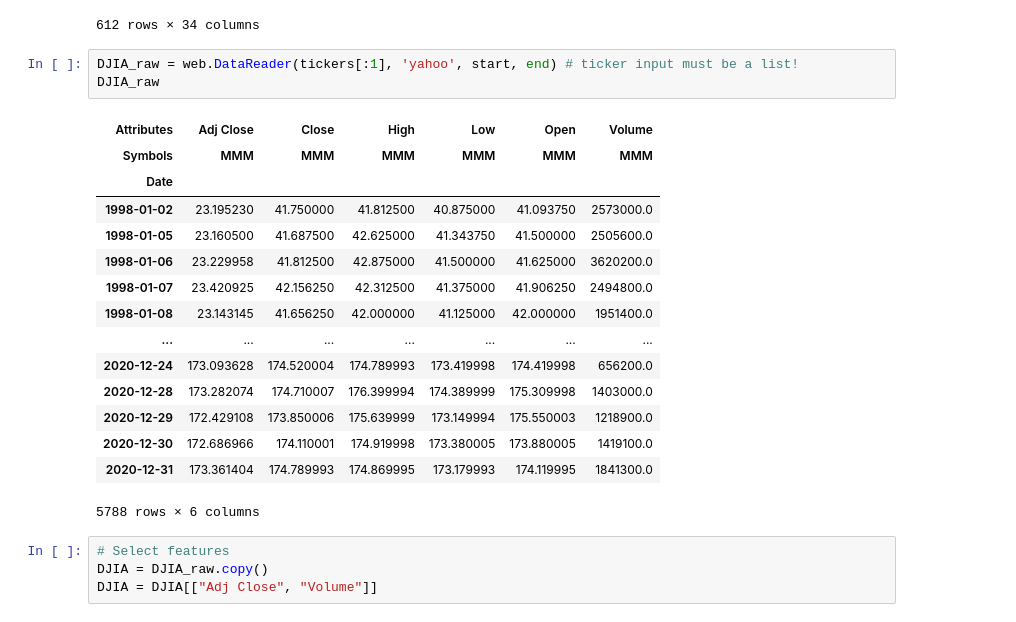
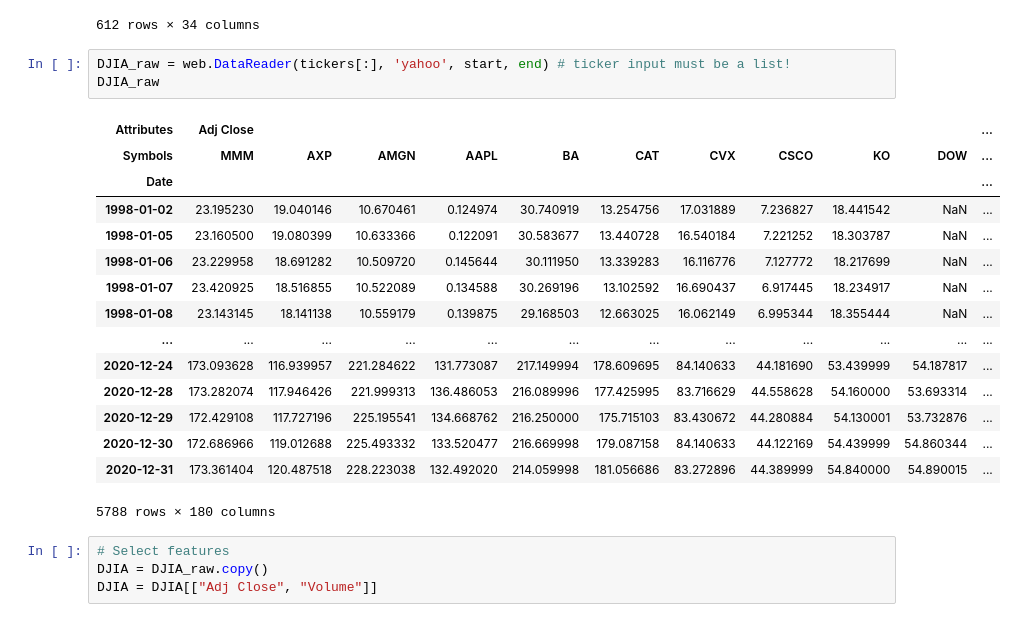
Before and after one commit to tekniktomten/LSTM-for-predicting-returns, a Jupyter notebook: LSTM.ipynb, the cells around one changed output. Drawn from its saved outputs; the diff is of its cells as text.

```diff
--- a/LSTM.ipynb
+++ b/LSTM.ipynb
@@ -138,24 +138,24 @@ COMPUSTAT[COMPUSTAT["TICKER"]=="MMM"]
 | 2020-12-31 | 0.061 | 1.055 | 0.381 | 0.196 | 0.544 | 0.212 | 0.357 | 0.157 | 3.179 | ... |
 612 rows × 34 columns
 # %%
-DJIA_raw = web.DataReader(tickers[:1], 'yahoo', start, end) # ticker input must be a list!
+DJIA_raw = web.DataReader(tickers[:], 'yahoo', start, end) # ticker input must be a list!
 DJIA_raw
 # %% [output]
-| Attributes | Adj Close | Close | High | Low | Open | Volume |
-| Symbols | MMM | MMM | MMM | MMM | MMM | MMM |
-| Date |  |  |  |  |  |  |
-| 1998-01-02 | 23.195230 | 41.750000 | 41.812500 | 40.875000 | 41.093750 | 2573000.0 |
-| 1998-01-05 | 23.160500 | 41.687500 | 42.625000 | 41.343750 | 41.500000 | 2505600.0 |
-| 1998-01-06 | 23.229958 | 41.812500 | 42.875000 | 41.500000 | 41.625000 | 3620200.0 |
-| 1998-01-07 | 23.420925 | 42.156250 | 42.312500 | 41.375000 | 41.906250 | 2494800.0 |
-| 1998-01-08 | 23.143145 | 41.656250 | 42.000000 | 41.125000 | 42.000000 | 1951400.0 |
-| ... | ... | ... | ... | ... | ... | ... |
-| 2020-12-24 | 173.093628 | 174.520004 | 174.789993 | 173.419998 | 174.419998 | 656200.0 |
-| 2020-12-28 | 173.282074 | 174.710007 | 176.399994 | 174.389999 | 175.309998 | 1403000.0 |
-| 2020-12-29 | 172.429108 | 173.850006 | 175.639999 | 173.149994 | 175.550003 | 1218900.0 |
-| 2020-12-30 | 172.686966 | 174.110001 | 174.919998 | 173.380005 | 173.880005 | 1419100.0 |
-| 2020-12-31 | 173.361404 | 174.789993 | 174.869995 | 173.179993 | 174.119995 | 1841300.0 |
+| Attributes | Adj Close |  |  |  |  |  |  |  |  |  | ... |
+| Symbols | MMM | AXP | AMGN | AAPL | BA | CAT | CVX | CSCO | KO | DOW | ... |
+| Date |  |  |  |  |  |  |  |  |  |  | ... |
+| 1998-01-02 | 23.195230 | 19.040146 | 10.670461 | 0.124974 | 30.740919 | 13.254756 | 17.031889 | 7.236827 | 18.441542 | NaN | ... |
+| 1998-01-05 | 23.160500 | 19.080399 | 10.633366 | 0.122091 | 30.583677 | 13.440728 | 16.540184 | 7.221252 | 18.303787 | NaN | ... |
+| 1998-01-06 | 23.229958 | 18.691282 | 10.509720 | 0.145644 | 30.111950 | 13.339283 | 16.116776 | 7.127772 | 18.217699 | NaN | ... |
+| 1998-01-07 | 23.420925 | 18.516855 | 10.522089 | 0.134588 | 30.269196 | 13.102592 | 16.690437 | 6.917445 | 18.234917 | NaN | ... |
+| 1998-01-08 | 23.143145 | 18.141138 | 10.559179 | 0.139875 | 29.168503 | 12.663025 | 16.062149 | 6.995344 | 18.355444 | NaN | ... |
+| ... | ... | ... | ... | ... | ... | ... | ... | ... | ... | ... | ... |
+| 2020-12-24 | 173.093628 | 116.939957 | 221.284622 | 131.773087 | 217.149994 | 178.609695 | 84.140633 | 44.181690 | 53.439999 | 54.187817 | ... |
+| 2020-12-28 | 173.282074 | 117.946426 | 221.999313 | 136.486053 | 216.089996 | 177.425995 | 83.716629 | 44.558628 | 54.160000 | 53.693314 | ... |
+| 2020-12-29 | 172.429108 | 117.727196 | 225.195541 | 134.668762 | 216.250000 | 175.715103 | 83.430672 | 44.280884 | 54.130001 | 53.732876 | ... |
+| 2020-12-30 | 172.686966 | 119.012688 | 225.493332 | 133.520477 | 216.669998 | 179.087158 | 84.140633 | 44.122169 | 54.439999 | 54.860344 | ... |
+| 2020-12-31 | 173.361404 | 120.487518 | 228.223038 | 132.492020 | 214.059998 | 181.056686 | 83.272896 | 44.389999 | 54.840000 | 54.890015 | ... |
-5788 rows × 6 columns
+5788 rows × 180 columns
 # %%
 # Select features
 DJIA = DJIA_raw.copy()
```
Also changed, not shown: parts of 22 cells of this notebook.
